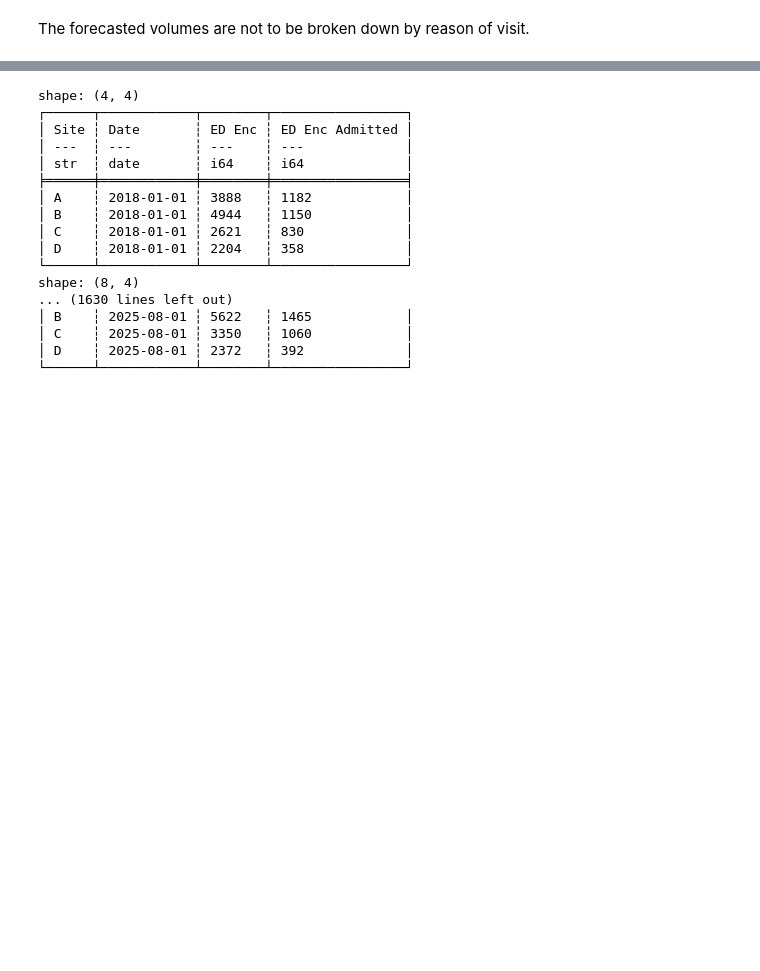
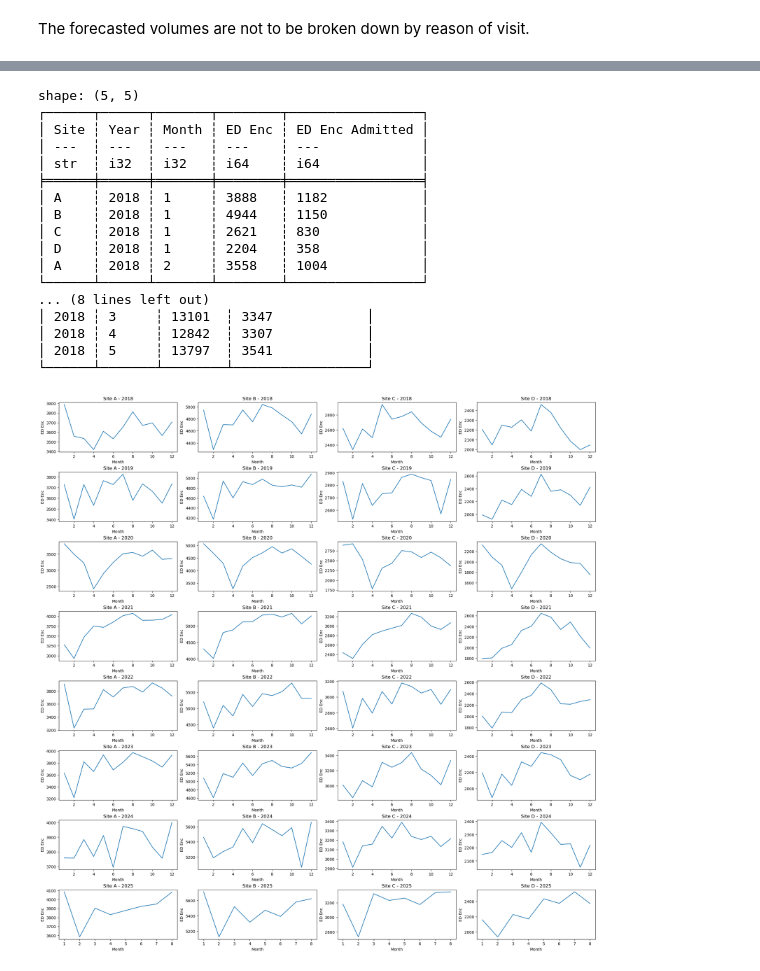
Before and after one commit to southdakotamines-datascience/dsu-no-sleep, a Jupyter notebook: explore.ipynb, the cells around one changed output, grey strips where cells are left out. Cells and saved outputs as stored; diff of their text form; code cells hidden in the pictures; blank space fills up the shorter version.

Commit message:
funny graphs

```diff
--- a/explore.ipynb
+++ b/explore.ipynb
@@ -66,45 +70,74 @@ Combine encounters by months, then facilities. See trends over months
 # %%
 start_date = df["Date"].min()
 end_date = df["Date"].max()
-date_range = pl.date_range(start=start_date, end=end_date, interval="1mo",  eager=True)
+month_date_range = pl.date_range(start=start_date, end=end_date, interval="1mo",  eager=True)
 
-monthly_data = df.clear().drop(["Hour", "REASON_VISIT_NAME"])
+monthly_site_data = df.clear().drop(["Date", "Hour", "REASON_VISIT_NAME"]).with_columns([pl.lit(0).alias("Year").cast(pl.Int32), pl.lit(0).alias("Month").cast(pl.Int32)])
+# rearranging columns
+monthly_site_data = monthly_site_data.select(["Site", "Year", "Month", "ED Enc", "ED Enc Admitted"])
+monthly_data = monthly_site_data.clear().drop("Site")
 
-for single_date in date_range.to_list():
+for single_date in month_date_range.to_list():
     # get the data for the specific month
     filter_monthly = df.filter(
         (pl.col("Date").dt.month() == single_date.month) & (pl.col("Date").dt.year() == single_date.year)
     )
 
+    month_data = pl.DataFrame({
+        "Year": single_date.year,
+        "Month": single_date.month,
+        "ED Enc": filter_monthly.select(pl.col("ED Enc")).sum(),
+        "ED Enc Admitted": filter_monthly.select(pl.col("ED Enc Admitted")).sum(),
+    })
+
+    monthly_data = pl.concat([monthly_data, month_data])
+
     for site in ['A', 'B', 'C', 'D']:
-        month_data = pl.DataFrame({
+        month_site_data = pl.DataFrame({
                         "Site": site,
-                        "Date": single_date,
+                        "Year": single_date.year,
+                        "Month": single_date.month,
                         "ED Enc": filter_monthly.filter(pl.col("Site") == site).select(pl.col("ED Enc")).sum(),
                         "ED Enc Admitted": filter_monthly.filter(pl.col("Site") == site).select(pl.col("ED Enc Admitted")).sum()
                     })
-        monthly_data = pl.concat([monthly_data, month_data])
-        print(month_data)
+        monthly_site_data = pl.concat([monthly_site_data, month_site_data])
+
+print(monthly_site_data.head())
+print(monthly_data.head())
 # %% [output]
-shape: (4, 4)
-┌──────┬────────────┬────────┬─────────────────┐
-│ Site ┆ Date       ┆ ED Enc ┆ ED Enc Admitted │
-│ ---  ┆ ---        ┆ ---    ┆ ---             │
-│ str  ┆ date       ┆ i64    ┆ i64             │
-╞══════╪════════════╪════════╪═════════════════╡
-│ A    ┆ 2018-01-01 ┆ 3888   ┆ 1182            │
-│ B    ┆ 2018-01-01 ┆ 4944   ┆ 1150            │
-│ C    ┆ 2018-01-01 ┆ 2621   ┆ 830             │
-│ D    ┆ 2018-01-01 ┆ 2204   ┆ 358             │
-└──────┴────────────┴────────┴─────────────────┘
-shape: (8, 4)
-... (1630 lines left out)
-│ B    ┆ 2025-08-01 ┆ 5622   ┆ 1465            │
-│ C    ┆ 2025-08-01 ┆ 3350   ┆ 1060            │
-│ D    ┆ 2025-08-01 ┆ 2372   ┆ 392             │
-└──────┴────────────┴────────┴─────────────────┘
+shape: (5, 5)
+┌──────┬──────┬───────┬────────┬─────────────────┐
+│ Site ┆ Year ┆ Month ┆ ED Enc ┆ ED Enc Admitted │
+│ ---  ┆ ---  ┆ ---   ┆ ---    ┆ ---             │
+│ str  ┆ i32  ┆ i32   ┆ i64    ┆ i64             │
+╞══════╪══════╪═══════╪════════╪═════════════════╡
+│ A    ┆ 2018 ┆ 1     ┆ 3888   ┆ 1182            │
+│ B    ┆ 2018 ┆ 1     ┆ 4944   ┆ 1150            │
+│ C    ┆ 2018 ┆ 1     ┆ 2621   ┆ 830             │
+│ D    ┆ 2018 ┆ 1     ┆ 2204   ┆ 358             │
+│ A    ┆ 2018 ┆ 2     ┆ 3558   ┆ 1004            │
+└──────┴──────┴───────┴────────┴─────────────────┘
+... (8 lines left out)
+│ 2018 ┆ 3     ┆ 13101  ┆ 3347            │
+│ 2018 ┆ 4     ┆ 12842  ┆ 3307            │
+│ 2018 ┆ 5     ┆ 13797  ┆ 3541            │
+└──────┴───────┴────────┴─────────────────┘
 # %%
 import seaborn as sns
 import matplotlib.pyplot as plt
 
-# make some funny graphs
+# for each year (2018-2025), create a line plot of monthly ED Enc for each site
+# 8 years, 4 sites
+fig, axes = plt.subplots(8, 4, layout="constrained", figsize=(20, 20))
+
+for i, year in enumerate(range(2018, 2026)):
+    for j, site in enumerate(['A', 'B', 'C', 'D']):
+        sns.lineplot(data=monthly_site_data.filter((pl.col('Year') == year) & (pl.col('Site') == site)),
+                     x='Month', y='ED Enc', ax=axes[i, j])
+        axes[i, j].set_title(f'Site {site} - {year}')
+        axes[i, j].set_xlabel('Month')
+        axes[i, j].set_ylabel('ED Enc')
+
+plt.show()
+# %% [output]
+[figure, added]
```
Also changed, not shown: parts of 4 cells of this notebook.
